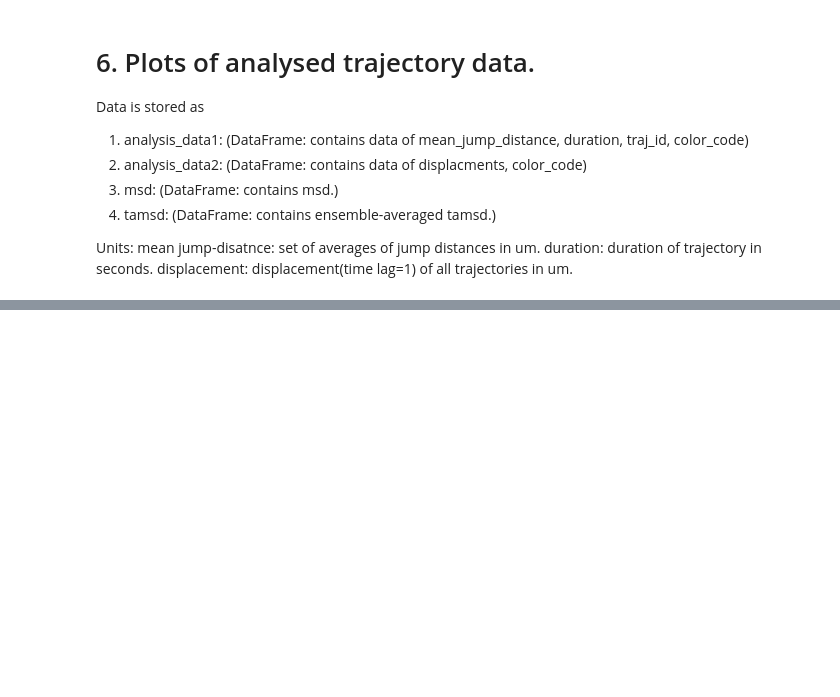
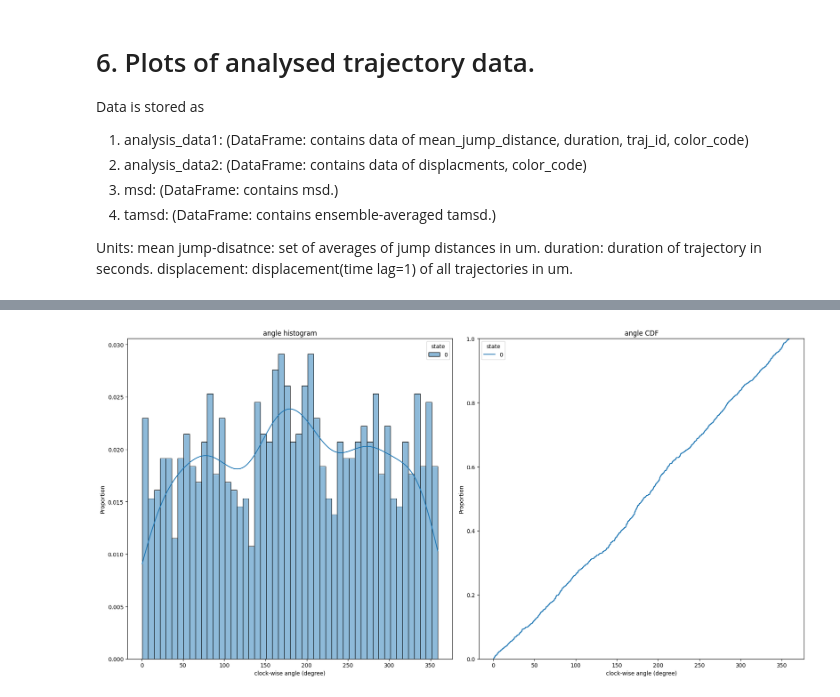
Before and after one commit to JunwooParkSaribu/FreeTrace, a Jupyter notebook: tutorial.ipynb, the cells around one changed output, grey strips where cells are left out. Drawn from its saved outputs; the diff is of its cells as text; code cells hidden in the pictures; blank space fills up the shorter version.

```diff
--- a/tutorial.ipynb
+++ b/tutorial.ipynb
@@ -206 +270,13 @@ plt.tight_layout()
+# %%
+#p4: angles histogram
+fig, axs = plt.subplots(1, 2, num=f'p13', figsize=(18, 9))
+sns.histplot(data=analysis_data3, x='angles', stat='proportion', hue='state', common_norm=False, bins=number_of_bins, kde=True, ax=axs[0], kde_kws={'bw_adjust': 1})
+sns.ecdfplot(data=analysis_data3, x='angles', stat='proportion', hue='state', ax=axs[1])
+axs[0].set_title(f'angle histogram')
+axs[0].set_xlabel(r'clock-wise angle (degree)')
+axs[1].set_title(f'angle CDF')
+axs[1].set_xlabel(r'clock-wise angle (degree)')
+plt.tight_layout()
+# %% [output]
+[figure, added]
 # %%
```
Also changed, not shown: parts of 11 cells of this notebook, 3 other files.
